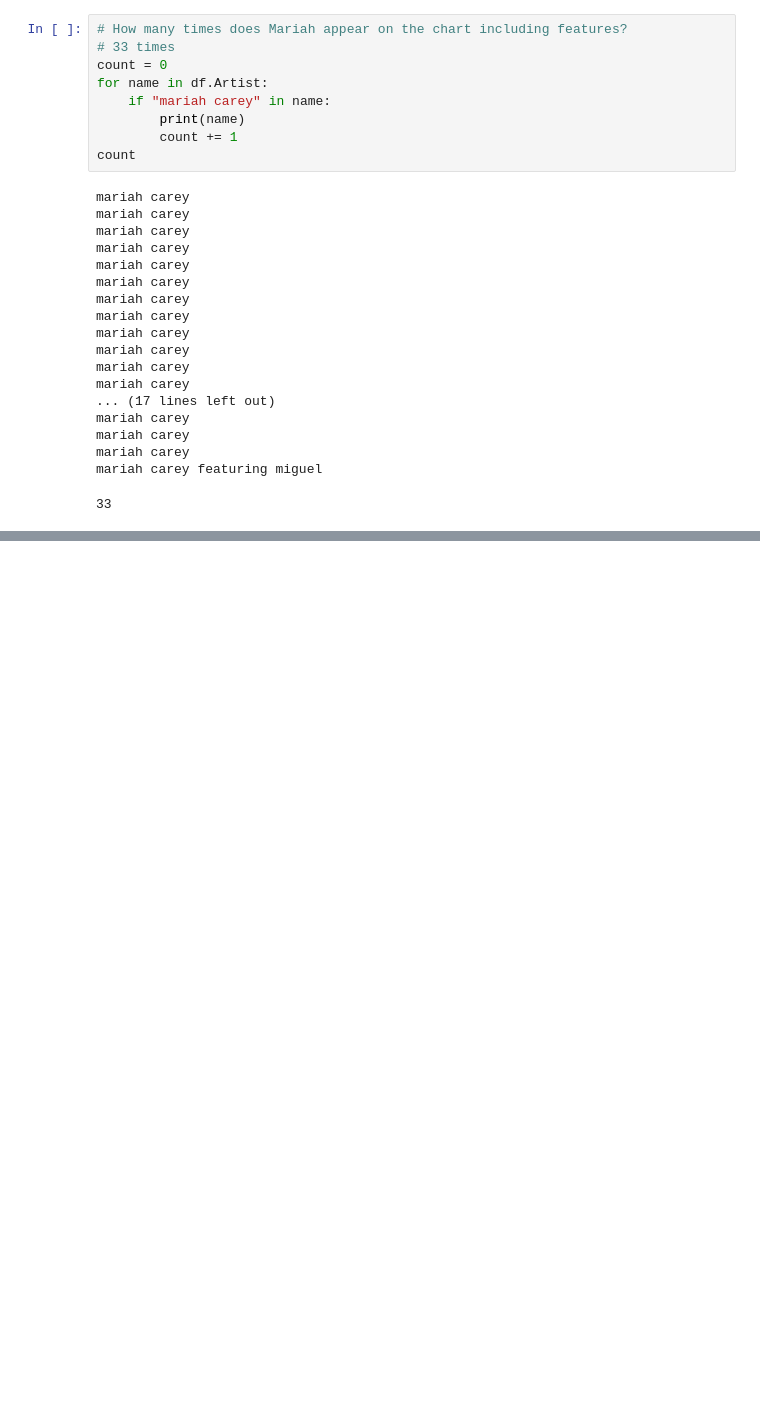
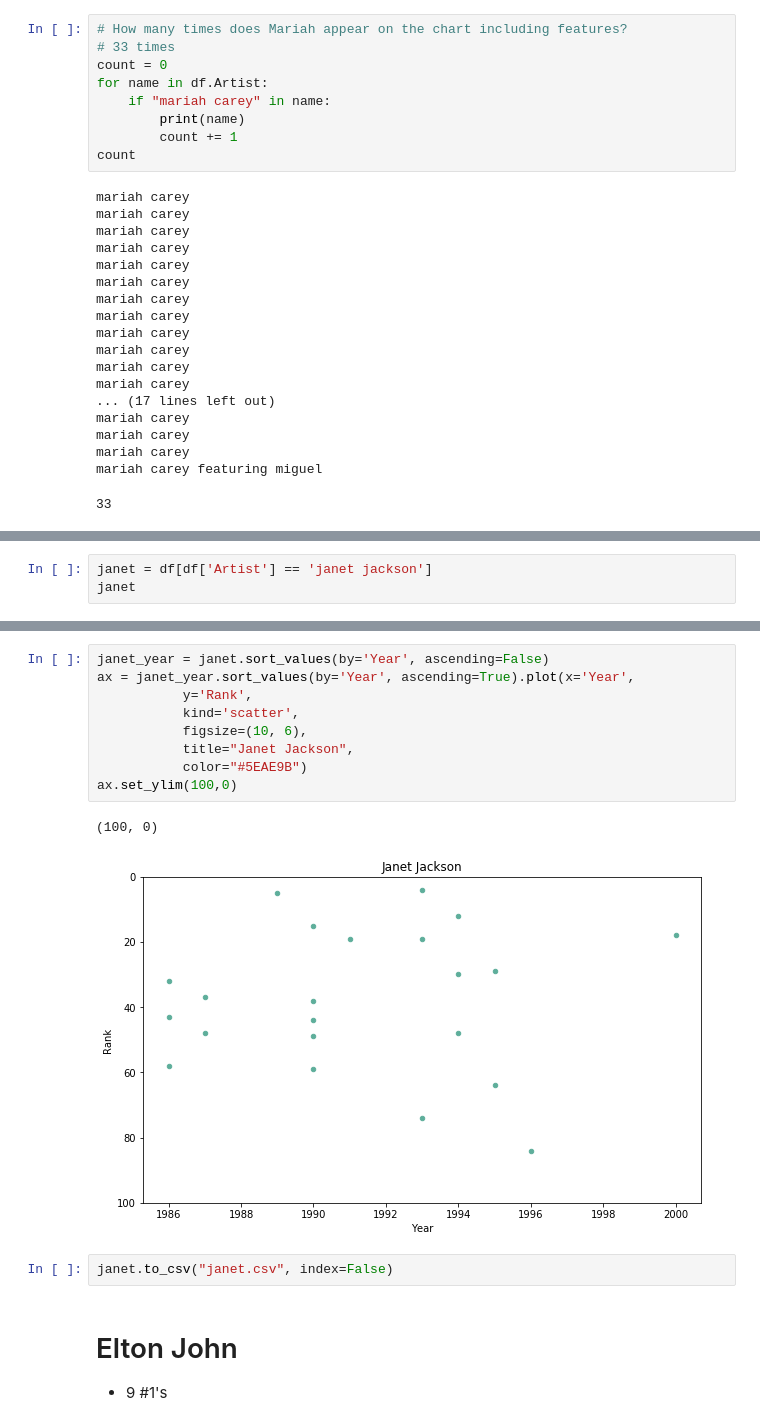
Before and after one commit to aow207/data-studio-projects, a Jupyter notebook: Billboard/Billboard.ipynb, the cells around one changed output, grey strips where cells are left out. Cells and saved outputs as stored; diff of their text form; blank space fills up the shorter version.

```diff
--- a/Billboard/Billboard.ipynb
+++ b/Billboard/Billboard.ipynb
@@ -229,0 +337,3 @@ All frequencies, including STOPWORDS:
+# %%
+janet = df[df['Artist'] == 'janet jackson']
+janet
@@ -229,0 +358,17 @@ All frequencies, including STOPWORDS:
+# %%
+janet_year = janet.sort_values(by='Year', ascending=False)
+ax = janet_year.sort_values(by='Year', ascending=True).plot(x='Year',
+           y='Rank',
+           kind='scatter',
+           figsize=(10, 6),
+           title="Janet Jackson",
+           color="#5EAE9B")
+ax.set_ylim(100,0)
+# %% [output]
+(100, 0)
+[figure, added]
+# %%
+janet.to_csv("janet.csv", index=False)
+# %% [markdown]
+# Elton John
+- 9 #1's
```
Also changed, not shown: parts of 20 cells of this notebook, 40 other files.
